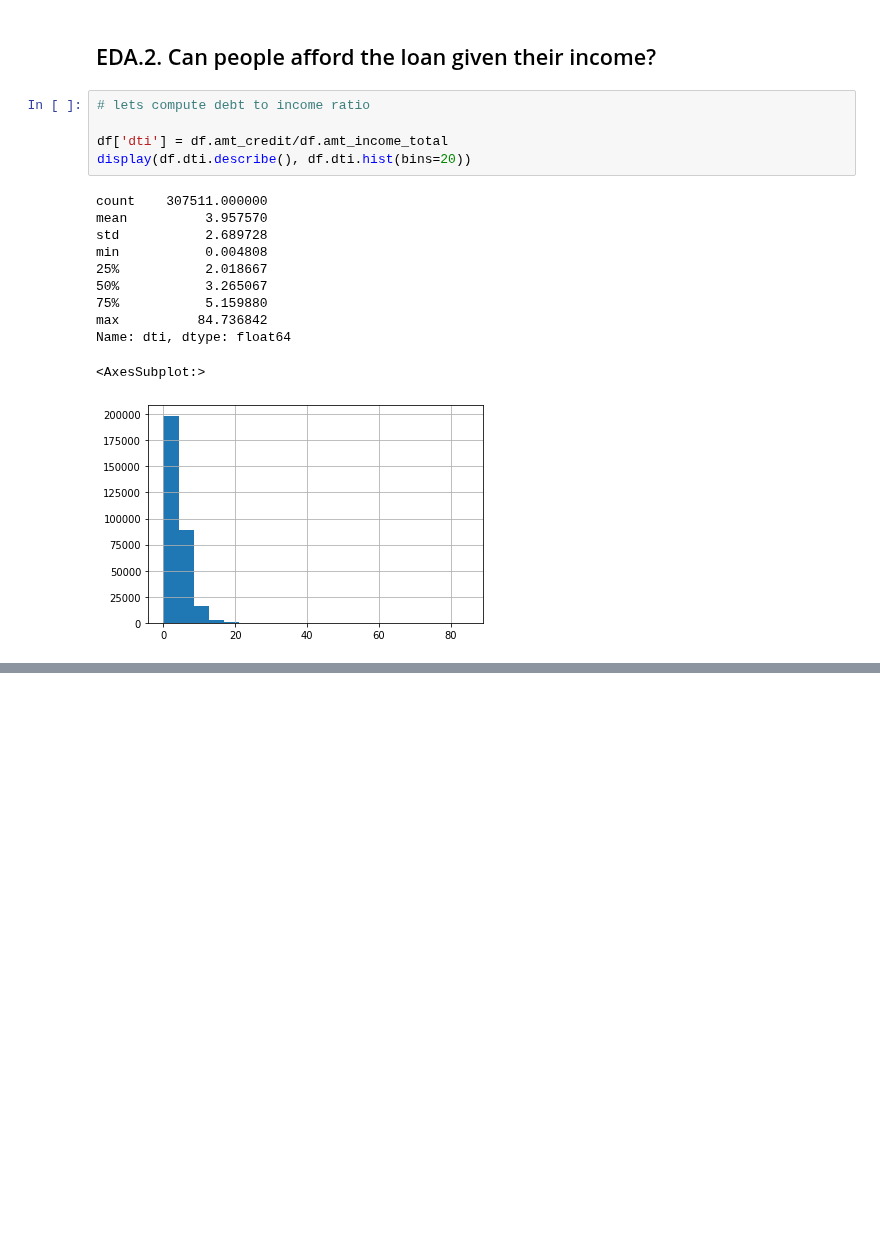
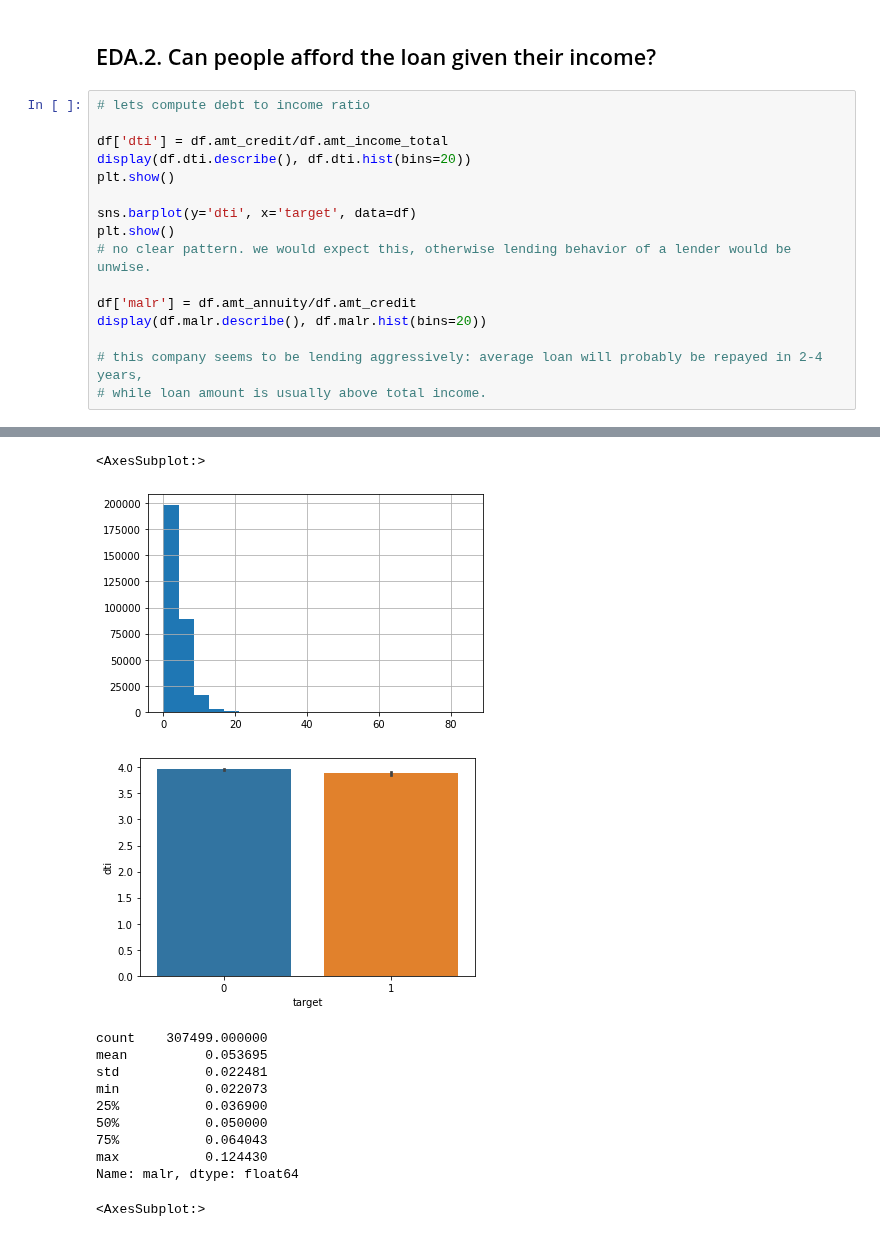
Before and after one commit to MykolaPinchuk/KaggleProjects, a Jupyter notebook: kp101-creditrisk.ipynb, the cells around one changed output, grey strips where cells are left out. Saved outputs shown, nothing was run; the diff lists cells and outputs as text; blank space fills up the shorter version.

Commit message:
Kaggle Notebook | KP101_CreditRisk | Version 3

```diff
--- a/kp101-creditrisk.ipynb
+++ b/kp101-creditrisk.ipynb
@@ -101,20 +101,20 @@ array([[<AxesSubplot:title={'center':'amt_credit'}>,
 With the minimum good price of 40,000, vast majority o the loans must be for home purchase.
 # %% [markdown]
 ## EDA.2. Can people afford the loan given their income?
-# %%
-# lets compute debt to income ratio
-
-df['dti'] = df.amt_credit/df.amt_income_total
-display(df.dti.describe(), df.dti.hist(bins=20))
-# %% [output]
-count    307511.000000
-mean          3.957570
-std           2.689728
-min           0.004808
-25%           2.018667
-50%           3.265067
-75%           5.159880
-max          84.736842
-Name: dti, dtype: float64
-<AxesSubplot:>
-[figure, removed]
+# %%
+# lets compute debt to income ratio
+
+df['dti'] = df.amt_credit/df.amt_income_total
+display(df.dti.describe(), df.dti.hist(bins=20))
+plt.show()
+
+sns.barplot(y='dti', x='target', data=df)
+plt.show()
+# no clear pattern. we would expect this, otherwise lending behavior of a lender would be unwise.
+
+df['malr'] = df.amt_annuity/df.amt_credit
+display(df.malr.describe(), df.malr.hist(bins=20))
+
+# this company seems to be lending aggressively: average loan will probably be repayed in 2-4 years,
+# while loan amount is usually above total income.
+# %% [output]
@@ -120,0 +130,13 @@ Name: dti, dtype: float64
+<AxesSubplot:>
+[figure, added]
+[figure, added]
+count    307499.000000
+mean          0.053695
+std           0.022481
+min           0.022073
+25%           0.036900
+50%           0.050000
+75%           0.064043
+max           0.124430
+Name: malr, dtype: float64
+<AxesSubplot:>
```
Also changed, not shown: parts of 2 cells of this notebook.
